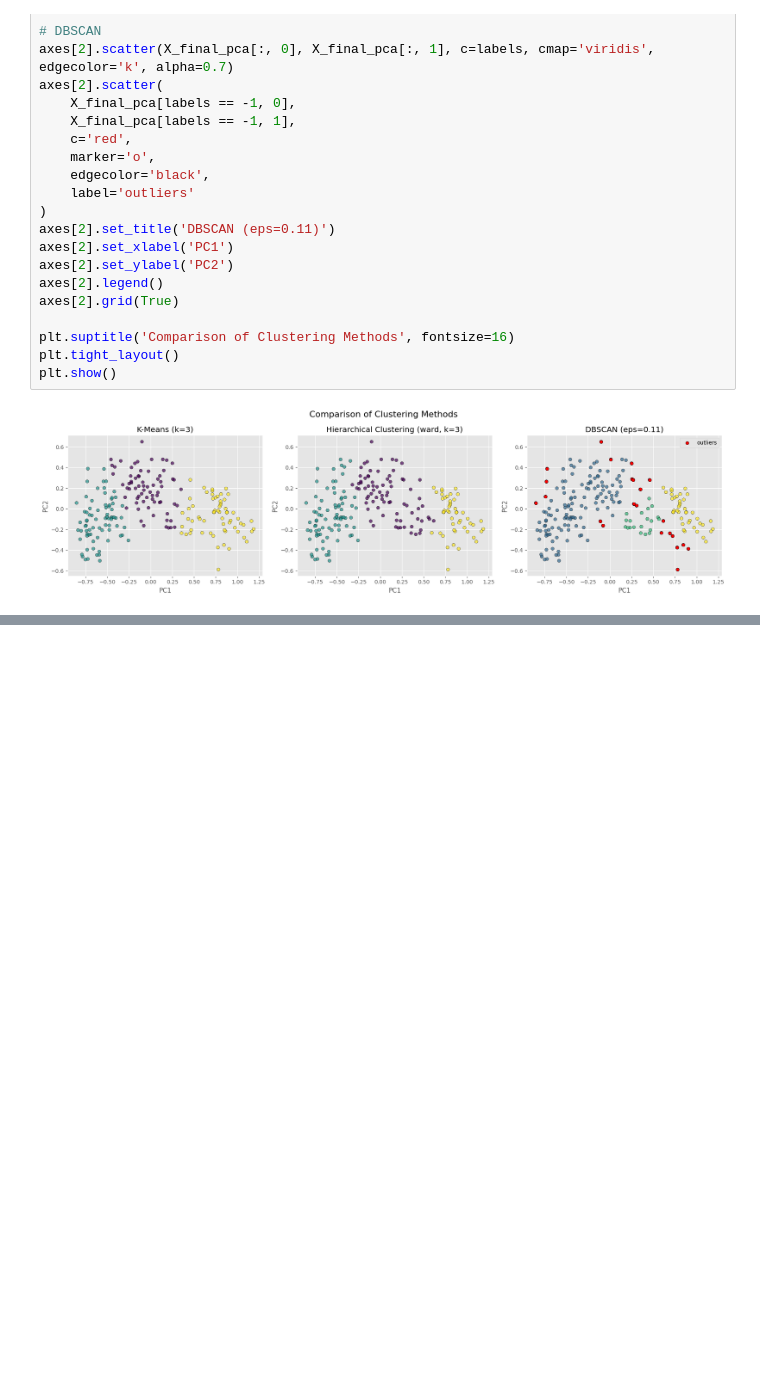
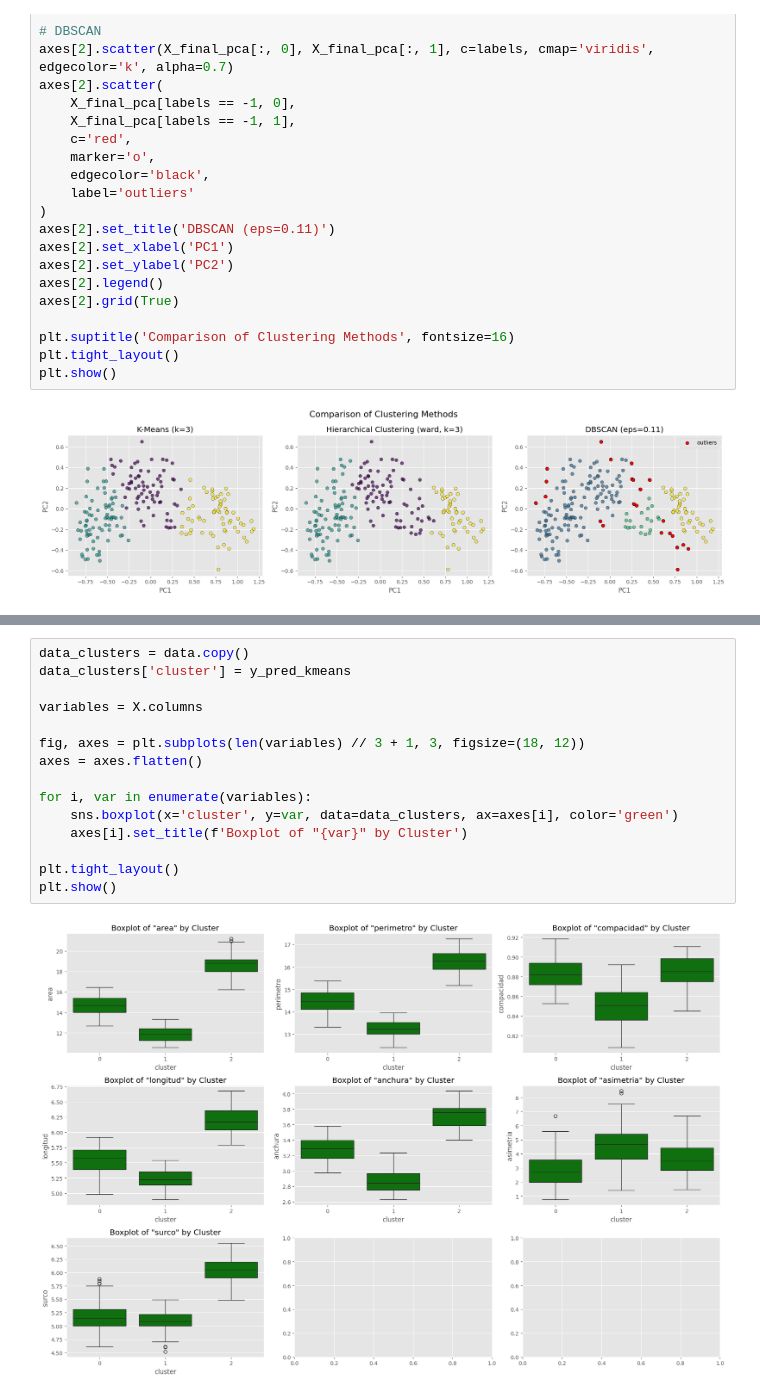
Before and after one commit to CarlosBravoGarran/ML-Seed-Clustering, a Jupyter notebook: Seed_Clustering.ipynb, the cells around one changed output, grey strips where cells are left out. Saved outputs shown, nothing was run; the diff lists cells and outputs as text; blank space fills up the shorter version.

```diff
--- a/Seed_Clustering.ipynb
+++ b/Seed_Clustering.ipynb
@@ -749,0 +886,17 @@ Together, the three methods confirm the existence of **three main groupings** in
+# %%
+data_clusters = data.copy()
+data_clusters['cluster'] = y_pred_kmeans
+
+variables = X.columns
+
+fig, axes = plt.subplots(len(variables) // 3 + 1, 3, figsize=(18, 12))
+axes = axes.flatten()
+
+for i, var in enumerate(variables):
+    sns.boxplot(x='cluster', y=var, data=data_clusters, ax=axes[i], color='green')
+    axes[i].set_title(f'Boxplot of "{var}" by Cluster')
+
+plt.tight_layout()
+plt.show()
+# %% [output]
+[figure, added]
```
Also changed, not shown: parts of 35 cells of this notebook.
